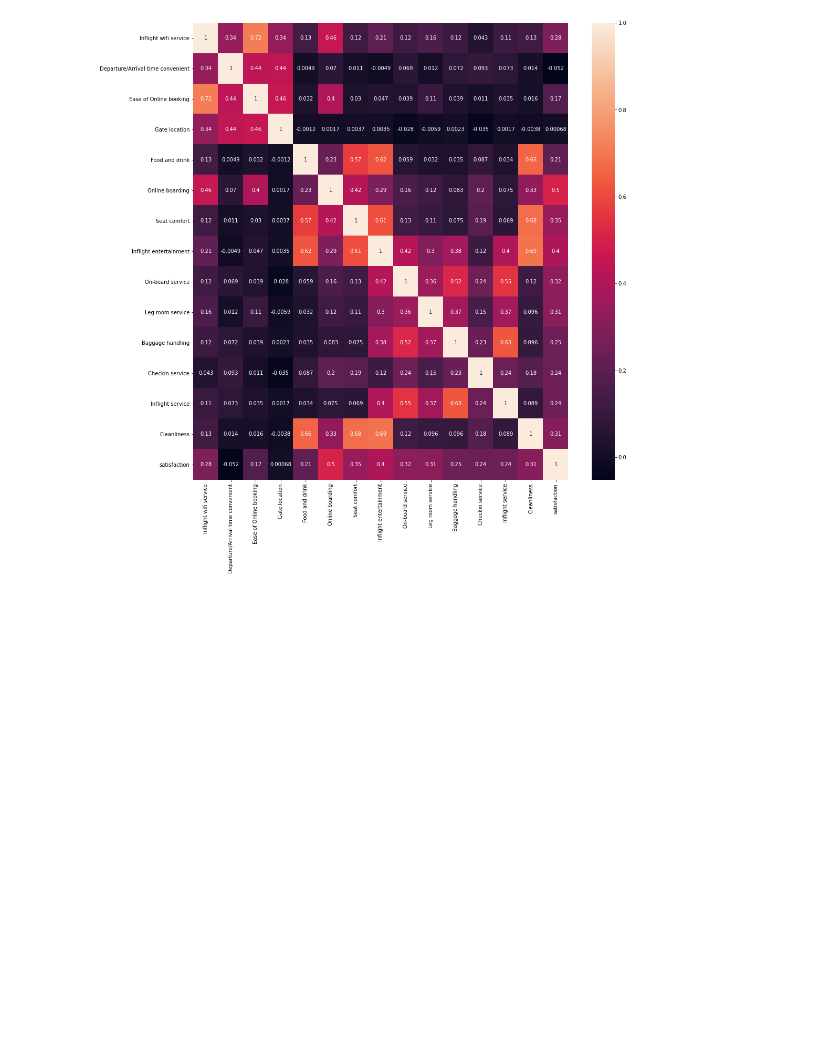
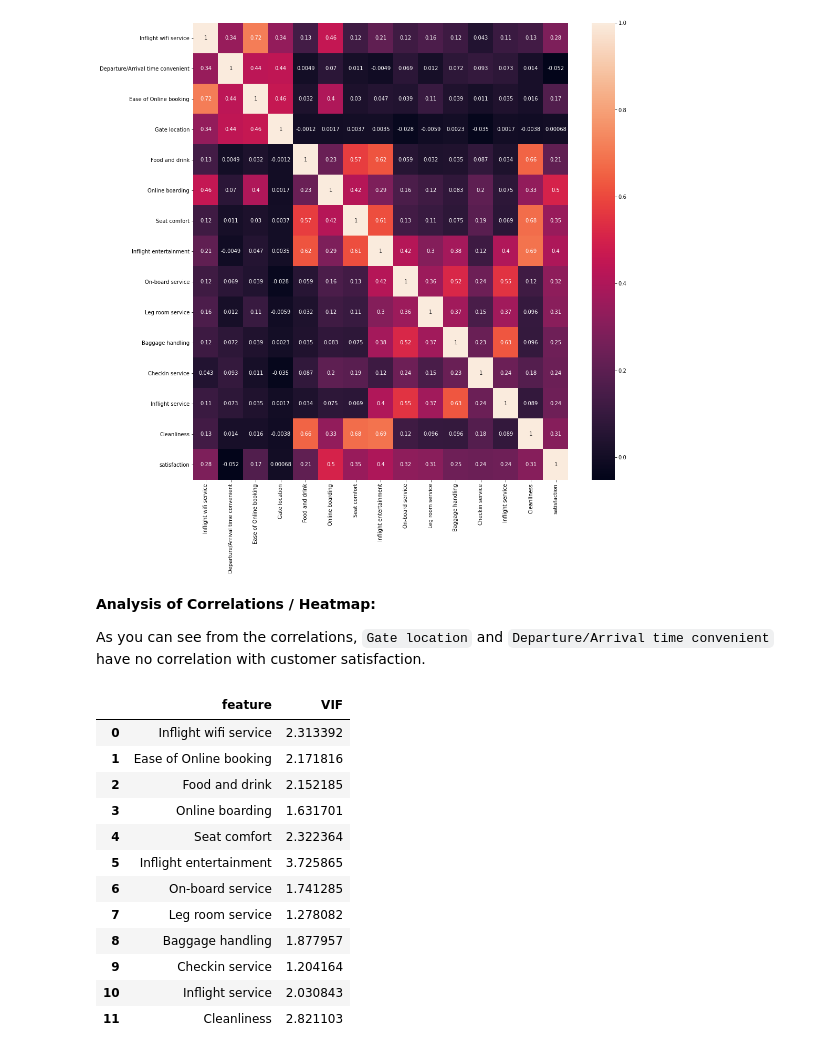
Before and after one commit to neeldeorukhkar/predict_customer_sat, a Jupyter notebook: notebooks/02_EDA.ipynb, the cells around one changed output. Saved outputs shown, nothing was run; the diff lists cells and outputs as text; code cells hidden in the pictures; blank space fills up the shorter version.

Commit message:
Completed VIF analysis of Survey responses

```diff
--- a/notebooks/02_EDA.ipynb
+++ b/notebooks/02_EDA.ipynb
@@ -158,3 +159,35 @@ sns.heatmap(raw_data_clean[target_ordinal_cols].corr(), annot = True)
 # %% [output]
 <AxesSubplot:>
 [figure]
+# %% [markdown]
+__Analysis of Correlations / Heatmap:__
+
+As you can see from the correlations, `Gate location` and `Departure/Arrival time convenient` have no correlation with customer satisfaction.
+# %%
+#Scale the ordinal columns
+ordinal_cols_df_scale = pd.DataFrame(scale(raw_data_clean[ordinal_cols]), columns = ordinal_cols)
+ordinal_cols_df_scale.drop(columns = ['Gate location', 'Departure/Arrival time convenient'], axis = 1, inplace = True)
+
+# VIF dataframe
+vif_data = pd.DataFrame()
+vif_data["feature"] = ordinal_cols_df_scale.columns
+
+# calculating VIF for each feature
+vif_data["VIF"] = [variance_inflation_factor(ordinal_cols_df_scale.values, i)
+                          for i in range(len(ordinal_cols_df_scale.columns))]
+
+display(vif_data)
+# %% [output]
+|  | feature | VIF |
+| 0 | Inflight wifi service | 2.313392 |
+| 1 | Ease of Online booking | 2.171816 |
+| 2 | Food and drink | 2.152185 |
+| 3 | Online boarding | 1.631701 |
+| 4 | Seat comfort | 2.322364 |
+| 5 | Inflight entertainment | 3.725865 |
+| 6 | On-board service | 1.741285 |
+| 7 | Leg room service | 1.278082 |
+| 8 | Baggage handling | 1.877957 |
+| 9 | Checkin service | 1.204164 |
+| 10 | Inflight service | 2.030843 |
+| 11 | Cleanliness | 2.821103 |
```
Also changed, not shown: parts of 4 cells of this notebook.
